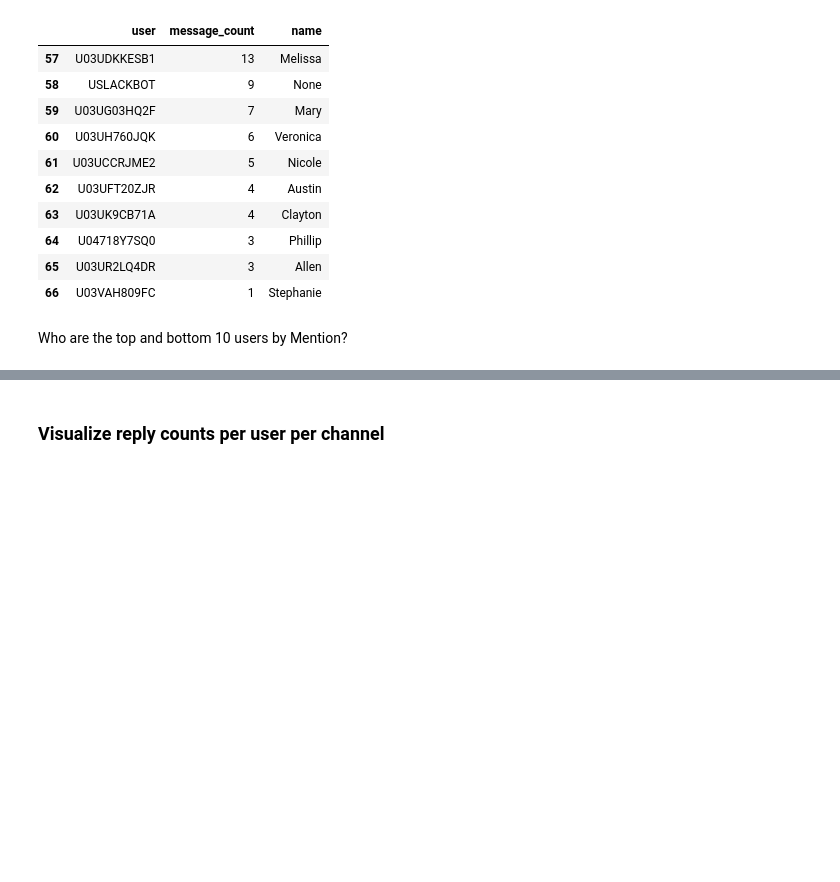
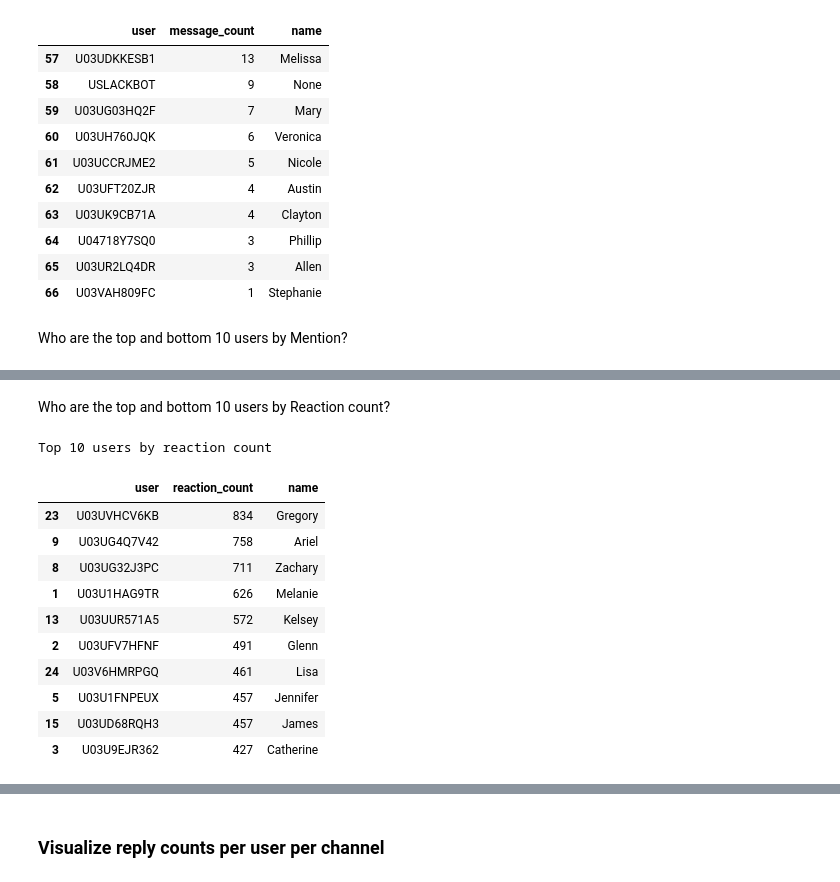
Before and after one commit to mussewold/week0_starter_network_analysis, a Jupyter notebook: notebooks/parse_slack_data.ipynb, the cells around one changed output, grey strips where cells are left out. Saved outputs shown, nothing was run; the diff lists cells and outputs as text; code cells hidden in the pictures; blank space fills up the shorter version.

```diff
--- a/notebooks/parse_slack_data.ipynb
+++ b/notebooks/parse_slack_data.ipynb
@@ -443,0 +434,27 @@ TypeError: unhashable type: 'list'
+# %% [markdown]
+Who are the top and bottom 10 users by Reaction count?
+# %%
+#replacing the none value of reactions with empty list
+msg_df_from_utils['reactions'] = msg_df_from_utils['reactions'].apply(lambda x: x if x is not None else [])
+
+all_reactions = [reaction for reactions in msg_df_from_utils['reactions'] for reaction in reactions]
+user_list = [user for reaction in all_reactions for user in reaction.get('users', [])]
+reaction_counts = Counter(user_list)
+reaction_counts_df = pd.DataFrame(reaction_counts.items(), columns=['user', 'reaction_count'])
+reaction_counts_df["name"] = reaction_counts_df["user"].apply(search_user_by_id)
+sorted_reaction_counts = reaction_counts_df.sort_values(by='reaction_count', ascending=False)
+print("Top 10 users by reaction count")
+sorted_reaction_counts.head(10)
+# %% [output]
+Top 10 users by reaction count
+|  | user | reaction_count | name |
+| 23 | U03UVHCV6KB | 834 | Gregory |
+| 9 | U03UG4Q7V42 | 758 | Ariel |
+| 8 | U03UG32J3PC | 711 | Zachary |
+| 1 | U03U1HAG9TR | 626 | Melanie |
+| 13 | U03UUR571A5 | 572 | Kelsey |
+| 2 | U03UFV7HFNF | 491 | Glenn |
+| 24 | U03V6HMRPGQ | 461 | Lisa |
+| 5 | U03U1FNPEUX | 457 | Jennifer |
+| 15 | U03UD68RQH3 | 457 | James |
+| 3 | U03U9EJR362 | 427 | Catherine |
```
Also changed, not shown: parts of 15 cells of this notebook.
